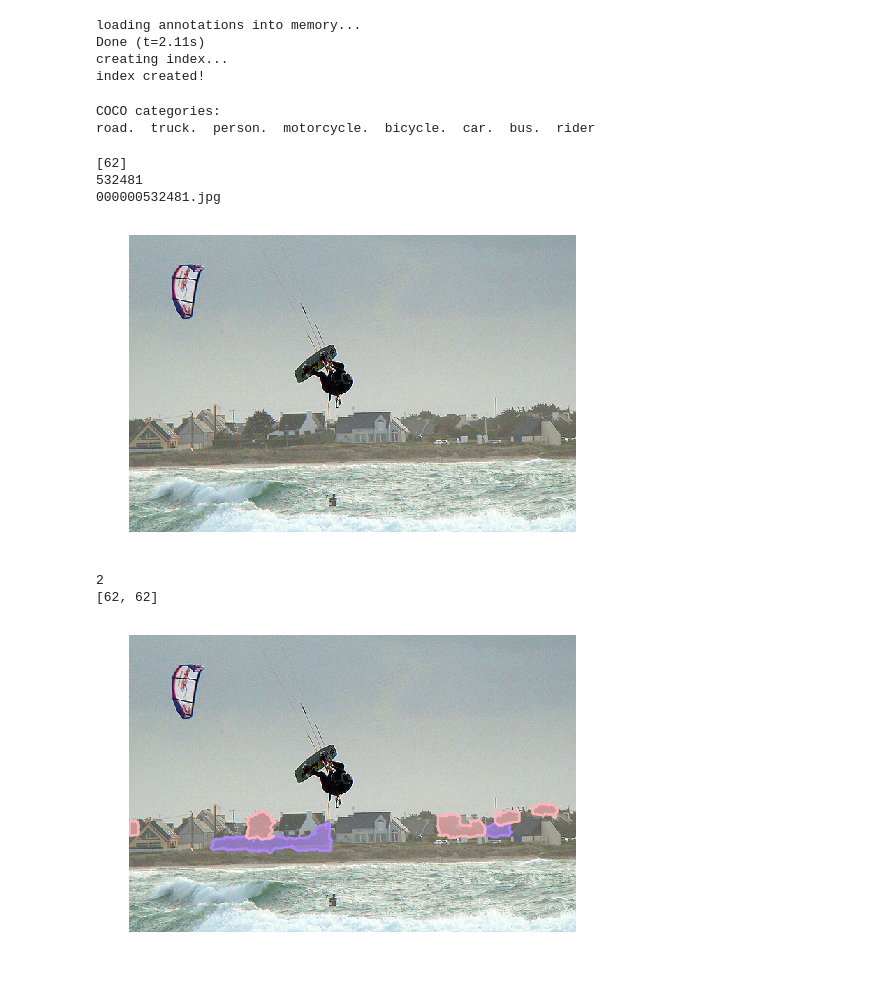
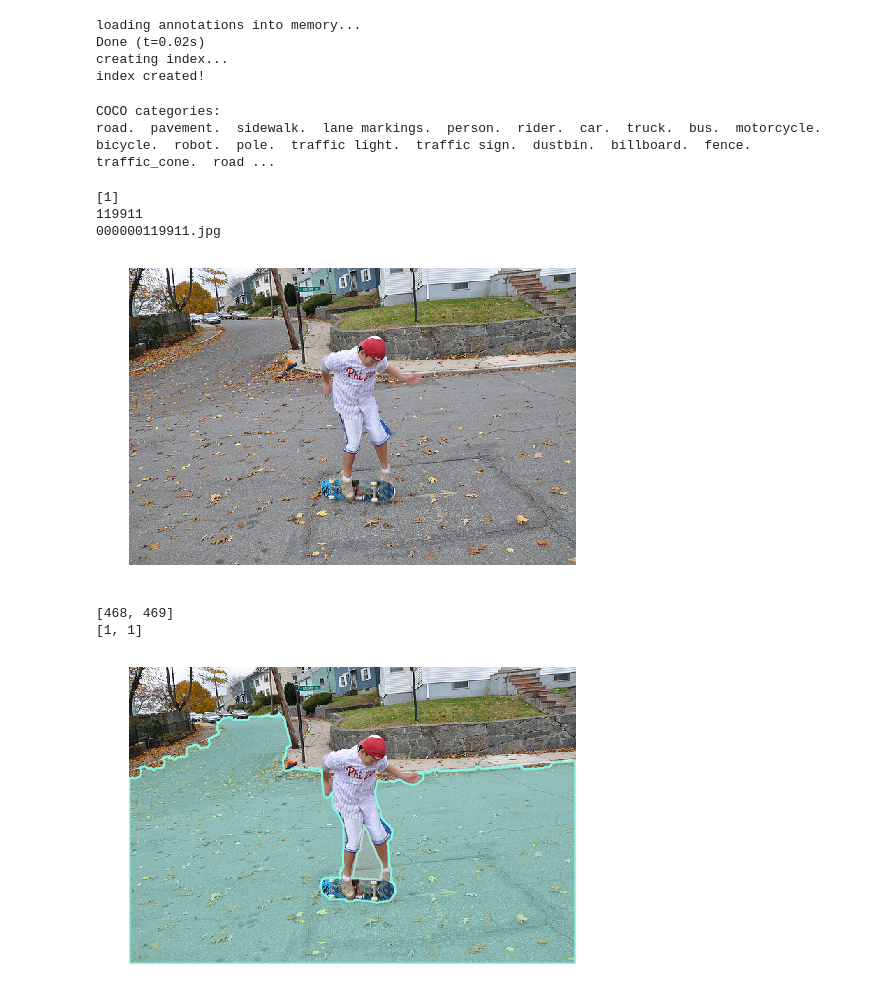
Before and after one commit to pesong/gaussian_data_api, a Jupyter notebook: convert_to_gaussian/merged_gaussian_demo.ipynb, the cells around one changed output. Drawn from its saved outputs; the diff is of its cells as text; code cells hidden in the pictures.

```diff
--- a/convert_to_gaussian/merged_gaussian_demo.ipynb
+++ b/convert_to_gaussian/merged_gaussian_demo.ipynb
@@ -7,18 +7,16 @@ import matplotlib.pyplot as plt
 import pylab
 pylab.rcParams['figure.figsize'] = (8.0, 10.0)
 # %%
-dataDir='/media/pesong/e/dl_gaussian/data/gaussian/images'
+dataDir='/media/pesong/e/dl_gaussian/data/gaussian/coco0813/coco/images'
 
 dataType='val'
-annFile='/media/pesong/e/dl_gaussian/data/gaussian/annotations/instances_{}2017.json'.format(dataType)
-
-
+annFile='/media/pesong/e/dl_gaussian/data/gaussian/coco0813/coco/annotations/instances_{}2017.json'.format(dataType)
 
 # initialize COCO api for instance annotations
 coco=COCO(annFile)
 # %% [output]
 loading annotations into memory...
-Done (t=2.11s)
+Done (t=0.02s)
 creating index...
 index created!
 # %%
@@ -31,40 +29,42 @@ print('COCO categories: \n{}\n'.format('.  '.join(nms)))
 # print('COCO supercategories: \n{}'.format(' '.join(nms)))
 # %% [output]
 COCO categories:
-road.  truck.  person.  motorcycle.  bicycle.  car.  bus.  rider
+road.  pavement.  sidewalk.  lane markings.  person.  rider.  car.  truck.  bus.  motorcycle.  bicycle.  robot.  pole.  traffic light.  traffic sign.  dustbin.  billboard.  fence.  traffic_cone.  road ...
 # %%
 # get all images containing given categories, select one at random
-catIds = coco.getCatIds(catNms=['vegetation'])
+catIds = coco.getCatIds(catNms=['road'])
 print(catIds)
 imgIds = coco.getImgIds(catIds=catIds)
-imgIds = coco.getImgIds(imgIds = [532481])
+# imgIds = coco.getImgIds(imgIds=[367680])
 img = coco.loadImgs(imgIds[np.random.randint(0,len(imgIds))])[0]
 print(str(img['id']))
 
 # load and display image
 print(img['file_name'])
 I = io.imread('%s/%s2017/%s'%(dataDir, dataType ,img['file_name']))
 # use url to load image
 # I = io.imread(img['coco_url'])
 plt.axis('off')
 plt.imshow(I)
 plt.show()
 # %% [output]
-[62]
-532481
-000000532481.jpg
+[1]
+119911
+000000119911.jpg
-[figure, old version]
+[figure, new version]
 # %%
 # load and display instance annotations
 plt.imshow(I); plt.axis('off')
 annIds = coco.getAnnIds(imgIds=img['id'], catIds=catIds)
+print(annIds)
 anns = coco.loadAnns(annIds)
-print(len(anns))
+# anns = anns[2:3]
+# print(anns)
 print([ann['category_id'] for ann in anns])
 # print([ann['bbox'] for ann in anns ])
 
 coco.showAnns(anns)
 # %% [output]
-2
-[62, 62]
+[468, 469]
+[1, 1]
-[figure, old version]
+[figure, new version]
```
Also changed, not shown: 4 other files.
